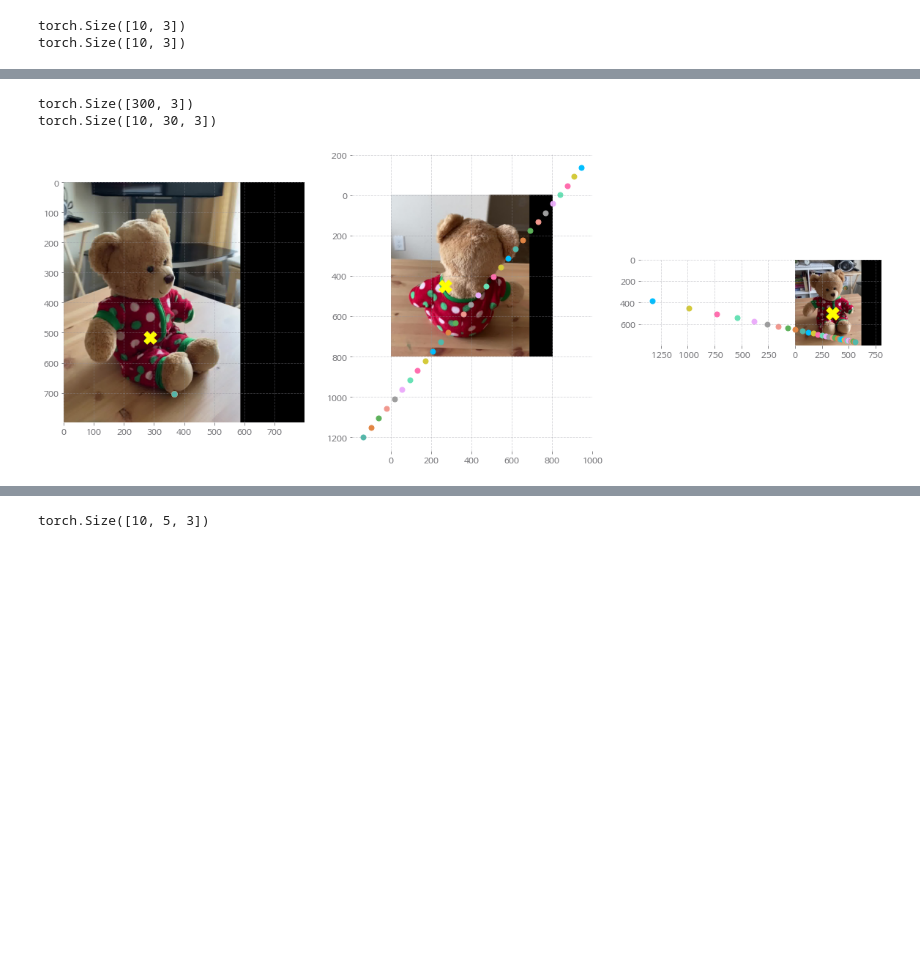
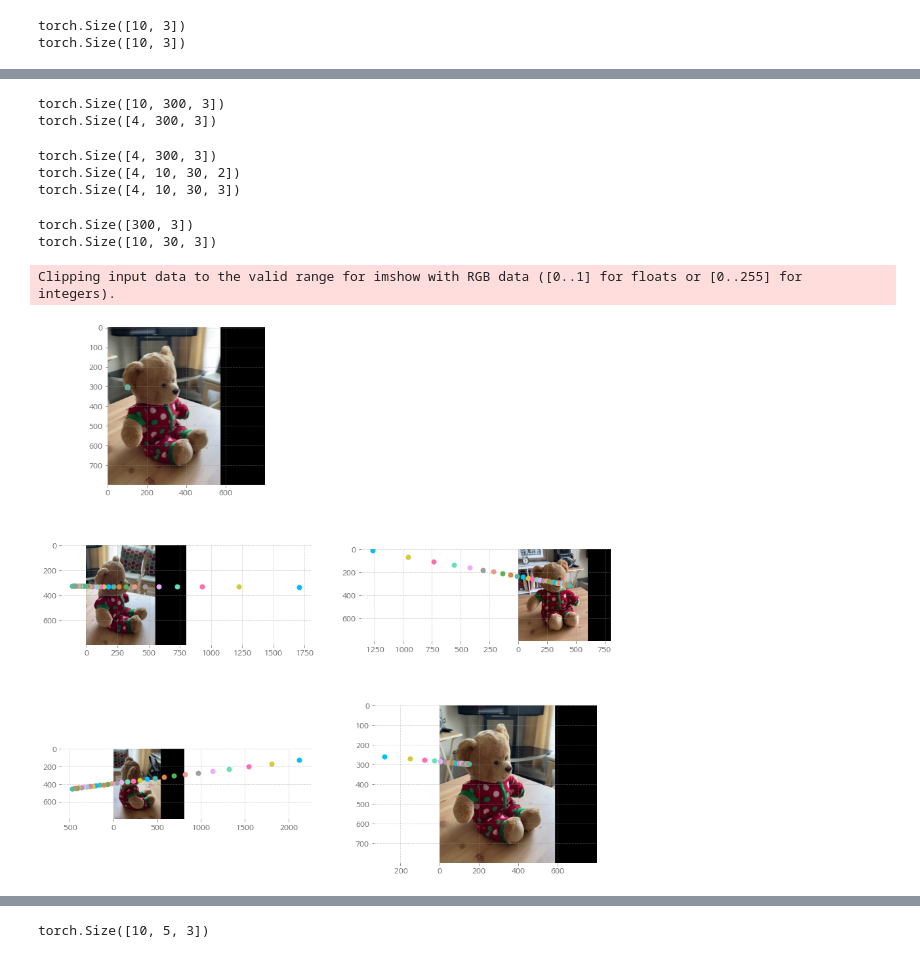
Before and after one commit to nogoing/CameraOptim, a Jupyter notebook: sampling_test.ipynb, the cells around one changed output, grey strips where cells are left out. Drawn from its saved outputs; the diff is of its cells as text; code cells hidden in the pictures; blank space fills up the shorter version.

```diff
--- a/sampling_test.ipynb
+++ b/sampling_test.ipynb
@@ -480,5 +487,30 @@ torch.Size([10, 30, 3])
+# %%
+proj_points = camera.transform_points_screen(pts.reshape(-1, 3), image_size=img_size)
+print(proj_points.shape)
+
+src_proj_points = proj_points[src_idxs]   # (N_src, N_rays*N_samples, 3)
+print(src_proj_points.shape)
+# %% [output]
+torch.Size([10, 300, 3])
+torch.Size([4, 300, 3])
+# %%
+screen_to_ndc_transforms = pytorch3d.renderer.cameras.get_screen_to_ndc_transform(camera, image_size=img_size, with_xyflip=True)[src_idxs]
+src_proj_points_ndc = screen_to_ndc_transforms.transform_points(src_proj_points)
+print(src_proj_points_ndc.shape)
+
+src_grid = src_proj_points_ndc.reshape(-1, 10, 30, 3)[..., :2]   # (N_src, N_rays, N_samples, 2)
+print(src_grid.shape)
+
+
+
+src_proj_points = src_proj_points.reshape(-1, 10, 30, 3)
+print(src_proj_points.shape)
+# %% [output]
+torch.Size([4, 300, 3])
+torch.Size([4, 10, 30, 2])
+torch.Size([4, 10, 30, 3])
 # %%
-tgt_proj_points = camera.transform_points_screen(pts.reshape(-1, 3), image_size=(800, 800))[target_cam_idx]
+tgt_proj_points = proj_points[target_cam_idx]
 
 print(tgt_proj_points.shape)
 
@@ -491,44 +523,69 @@ torch.Size([10, 30, 3])
 # %%
 principal_point = (400 - 400*camera.principal_point).cpu()
 # %%
-ray_idx = 3
+ray_idx = 9
 
 
-plt.figure(figsize=(20, 8))
+plt.figure(figsize=(15, 15))
 
-plt.subplot(1, 3, 1)
+plt.subplot(3, 2, 1)
 
 img = data_frame.image_rgb[target_cam_idx, :, :].numpy().transpose(1, 2, 0)
 plt.imshow(img)
-plt.scatter(principal_point[target_cam_idx, 0].item(), principal_point[target_cam_idx, 1].item(), marker='X', c='yellow', s=300)
+# plt.scatter(principal_point[target_cam_idx, 0].item(), principal_point[target_cam_idx, 1].item(), marker='X', c='yellow', s=300)
 
 for point in tgt_proj_points[ray_idx, :, :2]:
     x = point[0].item()
     y = point[1].item()
 
     plt.scatter(x, y)
 ####################################
-plt.subplot(1, 3, 2)
+plt.subplot(3, 2, 3)
 
 img = data_frame.image_rgb[src1_cam_idx, :, :].numpy().transpose(1, 2, 0)
 plt.imshow(img)
-plt.scatter(principal_point[src1_cam_idx, 0].item(), principal_point[src1_cam_idx, 1].item(), marker='X', c='yellow', s=300)
-for point in src1_proj_points[ray_idx, :, :2]:
+# plt.scatter(principal_point[src1_cam_idx, 0].item(), principal_point[src1_cam_idx, 1].item(), marker='X', c='yellow', s=300)
+for point in src_proj_points[0, ray_idx, :, :2]:
     x = point[0].item()
     y = point[1].item()
 
     plt.scatter(x, y)
 ####################################
-plt.subplot(1, 3, 3)
+plt.subplot(3, 2, 4)
 
 img = data_frame.image_rgb[src2_cam_idx, :, :].numpy().transpose(1, 2, 0)
 plt.imshow(img)
-plt.scatter(principal_point[src2_cam_idx, 0].item(), principal_point[src2_cam_idx, 1].item(), marker='X', c='yellow', s=300)
+# plt.scatter(principal_point[src2_cam_idx, 0].item(), principal_point[src2_cam_idx, 1].item(), marker='X', c='yellow', s=300)
 
-for point in src2_proj_points[ray_idx, :, :2]:
+for point in src_proj_points[1, ray_idx, :, :2]:
     x = point[0].item()
     y = point[1].item()
 
     plt.scatter(x, y)
+####################################
+plt.subplot(3, 2, 5)
+
+img = data_frame.image_rgb[src3_cam_idx, :, :].numpy().transpose(1, 2, 0)
+plt.imshow(img)
+# plt.scatter(principal_point[src2_cam_idx, 0].item(), principal_point[src2_cam_idx, 1].item(), marker='X', c='yellow', s=300)
+
+for point in src_proj_points[2, ray_idx, :, :2]:
+    x = point[0].item()
+    y = point[1].item()
+
+    plt.scatter(x, y)
+####################################
+plt.subplot(3, 2, 6)
+
+img = data_frame.image_rgb[src4_cam_idx, :, :].numpy().transpose(1, 2, 0)
+plt.imshow(img)
+# plt.scatter(principal_point[src2_cam_idx, 0].item(), principal_point[src2_cam_idx, 1].item(), marker='X', c='yellow', s=300)
+
+for point in src_proj_points[3, ray_idx, :, :2]:
+    x = point[0].item()
+    y = point[1].item()
+
+    plt.scatter(x, y)
 # %% [output]
+Clipping input data to the valid range for imshow with RGB data ([0..1] for floats or [0..255] for integers).
-[figure, old version]
+[figure, new version]
```
Also changed, not shown: parts of 47 cells of this notebook, 6 other files.
